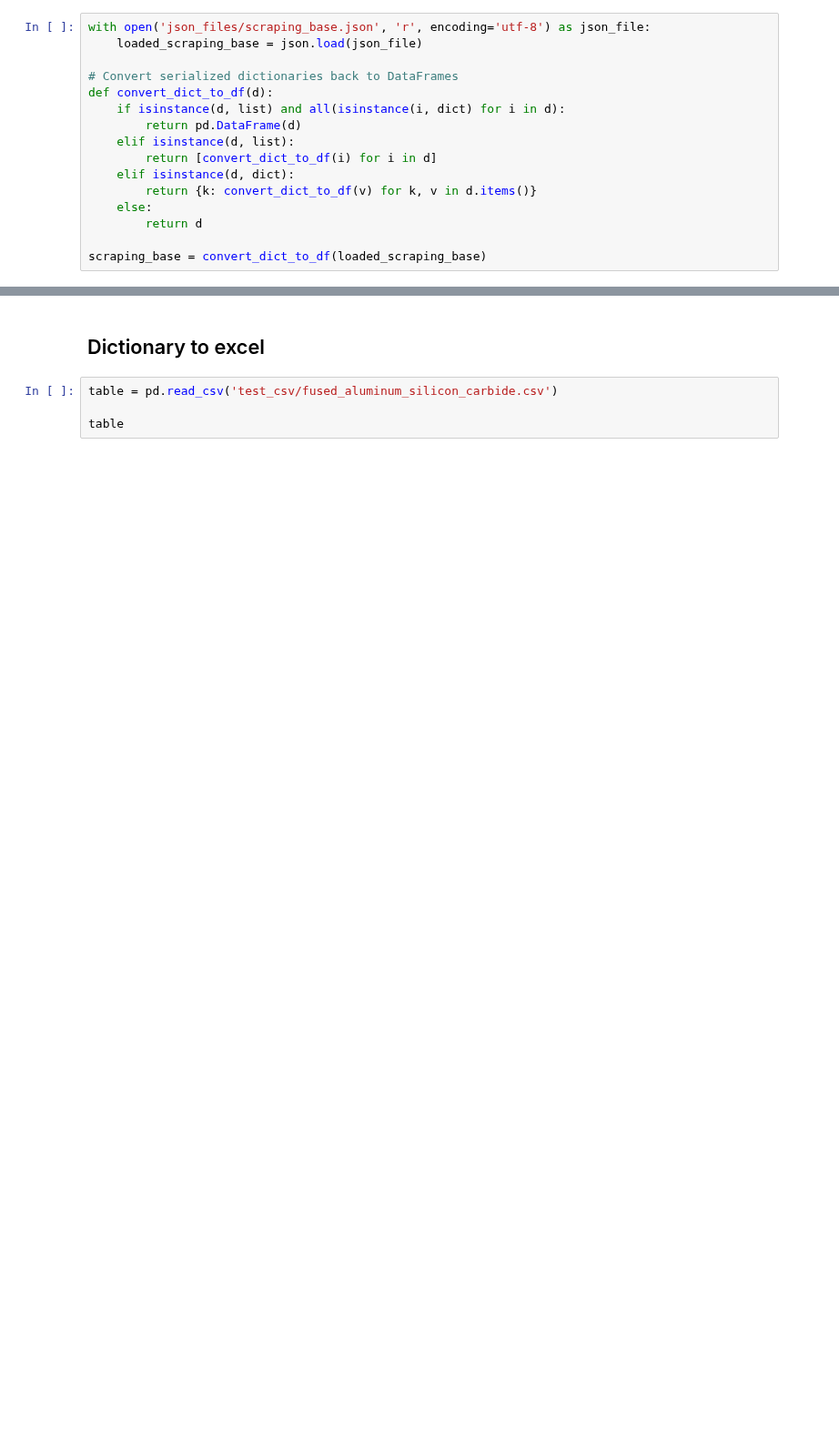
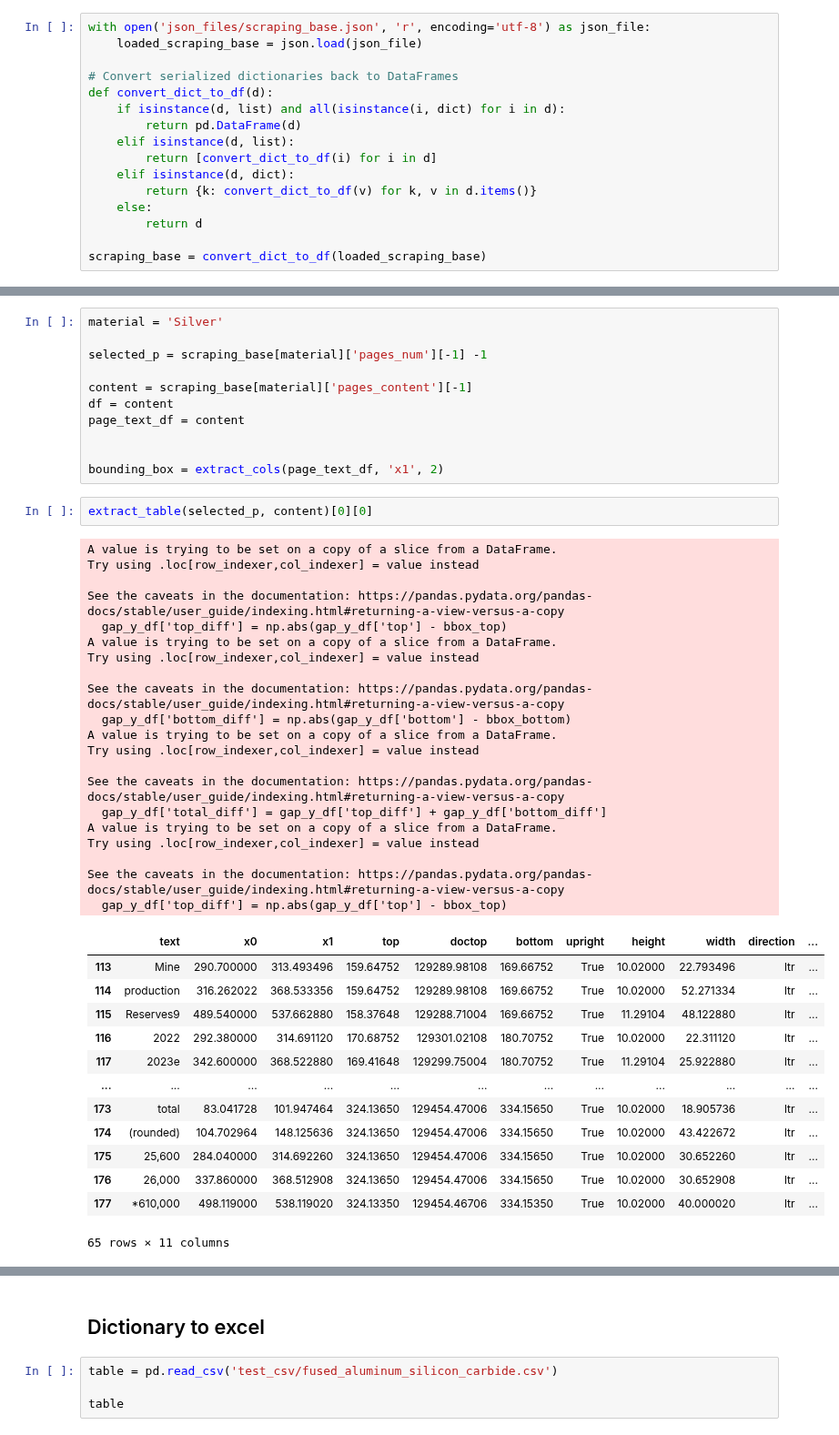
Before and after one commit to Yassmine2020/MaterialRisksSimulation, a Jupyter notebook: test_usgs/main_test_utils.ipynb, the cells around one changed output, grey strips where cells are left out. Shown at 91% size. Cells and saved outputs as stored; diff of their text form; blank space fills up the shorter version.

```diff
--- a/test_usgs/main_test_utils.ipynb
+++ b/test_usgs/main_test_utils.ipynb
@@ -398,0 +519,47 @@ df[(df['top'] > 320) & (df['bottom'] < 500)].to_csv('table_datawith_coords.csv',
+# %%
+material = 'Silver'
+
+selected_p = scraping_base[material]['pages_num'][-1] -1
+
+content = scraping_base[material]['pages_content'][-1]
+df = content
+page_text_df = content
+
+
+bounding_box = extract_cols(page_text_df, 'x1', 2)
+# %%
+extract_table(selected_p, content)[0][0]
+# %% [output]
+A value is trying to be set on a copy of a slice from a DataFrame.
+Try using .loc[row_indexer,col_indexer] = value instead
+
+See the caveats in the documentation: https://pandas.pydata.org/pandas-docs/stable/user_guide/indexing.html#returning-a-view-versus-a-copy
+  gap_y_df['top_diff'] = np.abs(gap_y_df['top'] - bbox_top)
+A value is trying to be set on a copy of a slice from a DataFrame.
+Try using .loc[row_indexer,col_indexer] = value instead
+
+See the caveats in the documentation: https://pandas.pydata.org/pandas-docs/stable/user_guide/indexing.html#returning-a-view-versus-a-copy
+  gap_y_df['bottom_diff'] = np.abs(gap_y_df['bottom'] - bbox_bottom)
+A value is trying to be set on a copy of a slice from a DataFrame.
+Try using .loc[row_indexer,col_indexer] = value instead
+
+See the caveats in the documentation: https://pandas.pydata.org/pandas-docs/stable/user_guide/indexing.html#returning-a-view-versus-a-copy
+  gap_y_df['total_diff'] = gap_y_df['top_diff'] + gap_y_df['bottom_diff']
+A value is trying to be set on a copy of a slice from a DataFrame.
+Try using .loc[row_indexer,col_indexer] = value instead
+
+See the caveats in the documentation: https://pandas.pydata.org/pandas-docs/stable/user_guide/indexing.html#returning-a-view-versus-a-copy
+  gap_y_df['top_diff'] = np.abs(gap_y_df['top'] - bbox_top)
+|  | text | x0 | x1 | top | doctop | bottom | upright | height | width | direction | ... |
+| 113 | Mine | 290.700000 | 313.493496 | 159.64752 | 129289.98108 | 169.66752 | True | 10.02000 | 22.793496 | ltr | ... |
+| 114 | production | 316.262022 | 368.533356 | 159.64752 | 129289.98108 | 169.66752 | True | 10.02000 | 52.271334 | ltr | ... |
+| 115 | Reserves9 | 489.540000 | 537.662880 | 158.37648 | 129288.71004 | 169.66752 | True | 11.29104 | 48.122880 | ltr | ... |
+| 116 | 2022 | 292.380000 | 314.691120 | 170.68752 | 129301.02108 | 180.70752 | True | 10.02000 | 22.311120 | ltr | ... |
+| 117 | 2023e | 342.600000 | 368.522880 | 169.41648 | 129299.75004 | 180.70752 | True | 11.29104 | 25.922880 | ltr | ... |
+| ... | ... | ... | ... | ... | ... | ... | ... | ... | ... | ... | ... |
+| 173 | total | 83.041728 | 101.947464 | 324.13650 | 129454.47006 | 334.15650 | True | 10.02000 | 18.905736 | ltr | ... |
+| 174 | (rounded) | 104.702964 | 148.125636 | 324.13650 | 129454.47006 | 334.15650 | True | 10.02000 | 43.422672 | ltr | ... |
+| 175 | 25,600 | 284.040000 | 314.692260 | 324.13650 | 129454.47006 | 334.15650 | True | 10.02000 | 30.652260 | ltr | ... |
+| 176 | 26,000 | 337.860000 | 368.512908 | 324.13650 | 129454.47006 | 334.15650 | True | 10.02000 | 30.652908 | ltr | ... |
+| 177 | *610,000 | 498.119000 | 538.119020 | 324.13350 | 129454.46706 | 334.15350 | True | 10.02000 | 40.000020 | ltr | ... |
+65 rows × 11 columns
```
Also changed, not shown: parts of 33 cells of this notebook, 5 other files.
